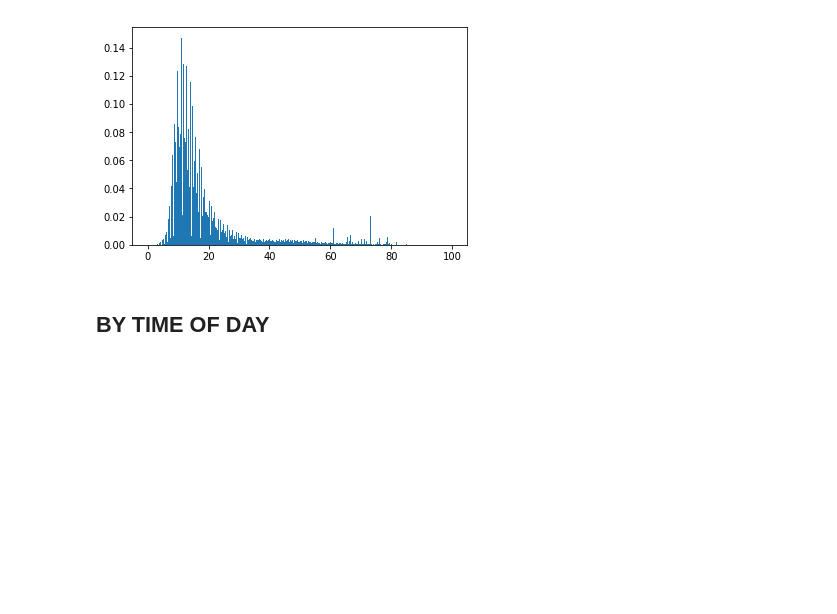
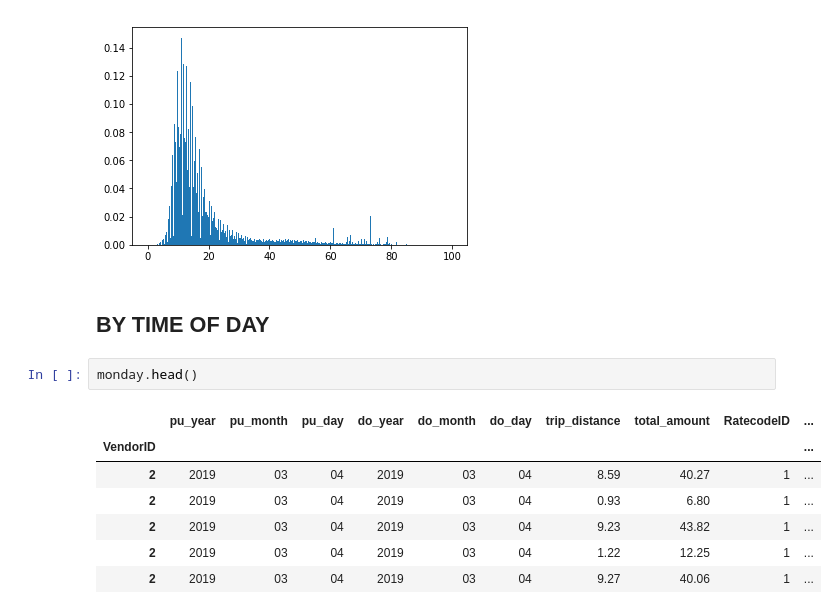
Before and after one commit to saortizag/tny, a Jupyter notebook: data/process_data.ipynb, the cells around one changed output. Saved outputs shown, nothing was run; the diff lists cells and outputs as text; blank space fills up the shorter version.

```diff
--- a/data/process_data.ipynb
+++ b/data/process_data.ipynb
@@ -300,4 +328,14 @@ plt.show
 [figure]
 # %% [markdown]
 ## BY TIME OF DAY
+# %%
+monday.head()
+# %% [output]
+|  | pu_year | pu_month | pu_day | do_year | do_month | do_day | trip_distance | total_amount | RatecodeID | ... |
+| VendorID |  |  |  |  |  |  |  |  |  | ... |
+| 2 | 2019 | 03 | 04 | 2019 | 03 | 04 | 8.59 | 40.27 | 1 | ... |
+| 2 | 2019 | 03 | 04 | 2019 | 03 | 04 | 0.93 | 6.80 | 1 | ... |
+| 2 | 2019 | 03 | 04 | 2019 | 03 | 04 | 9.23 | 43.82 | 1 | ... |
+| 2 | 2019 | 03 | 04 | 2019 | 03 | 04 | 1.22 | 12.25 | 1 | ... |
+| 2 | 2019 | 03 | 04 | 2019 | 03 | 04 | 9.27 | 40.06 | 1 | ... |
 # %%
```
Also changed, not shown: parts of 12 cells of this notebook.
